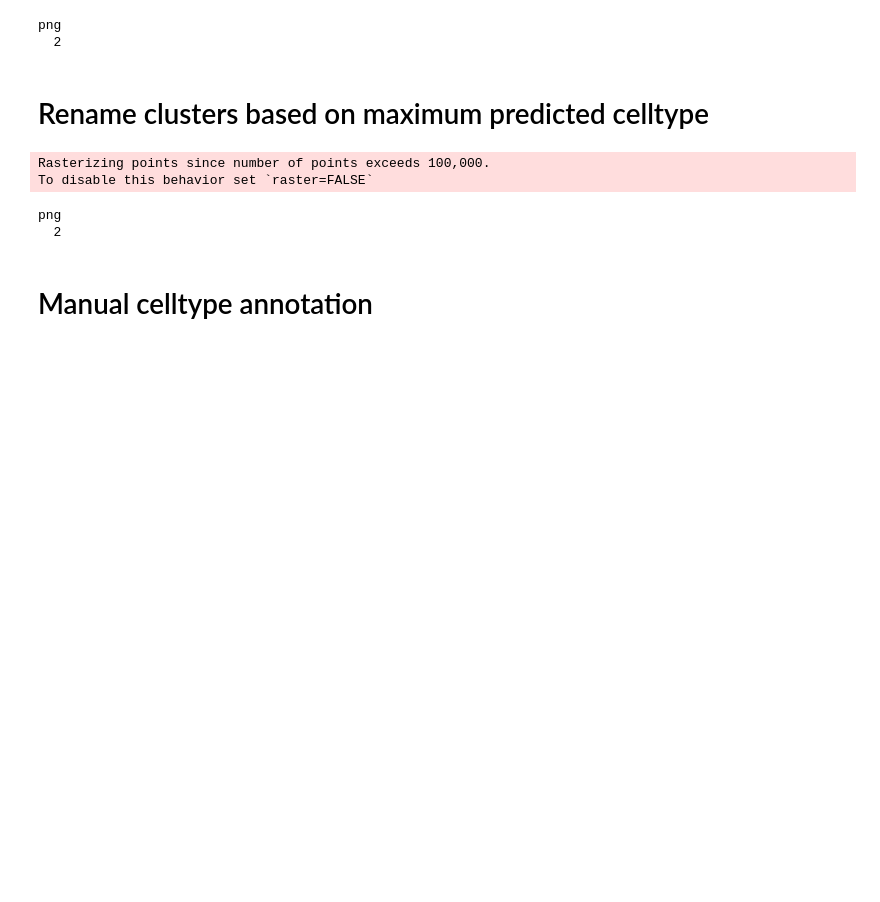
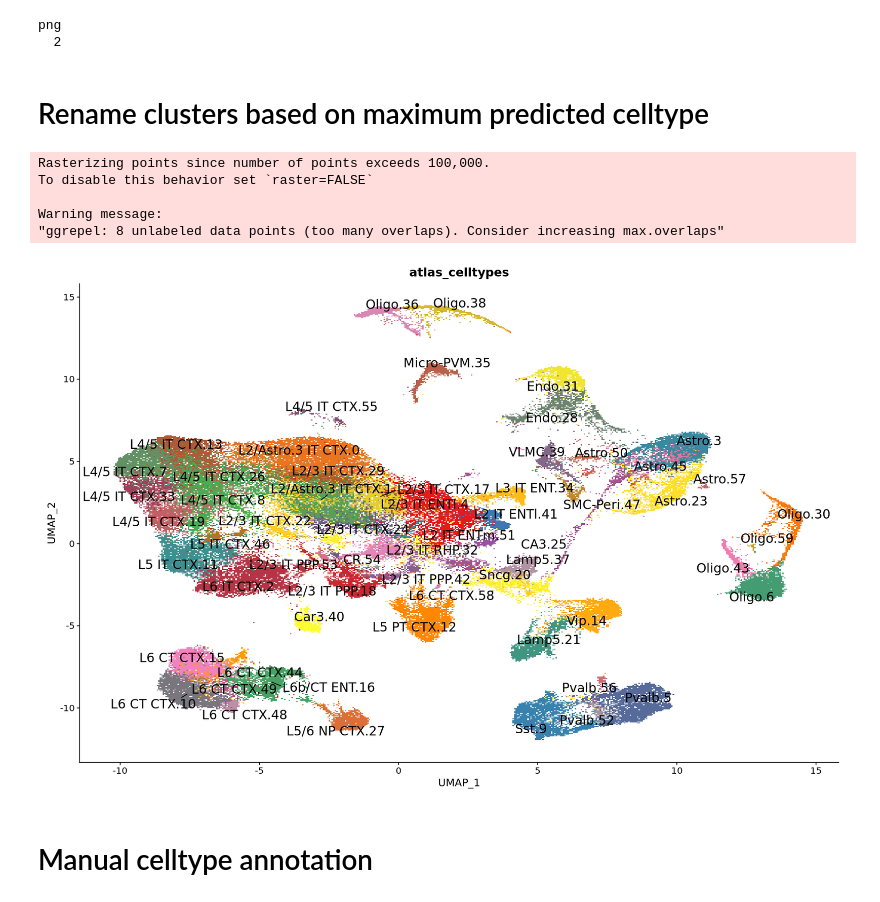
Before and after one commit to erebboah/enc4_mouse, a Jupyter notebook: snrna/scripts/CX_snRNA.ipynb, the cells around one changed output. Saved outputs shown, nothing was run; the diff lists cells and outputs as text; code cells hidden in the pictures; blank space fills up the shorter version.

```diff
--- a/snrna/scripts/CX_snRNA.ipynb
+++ b/snrna/scripts/CX_snRNA.ipynb
@@ -323,18 +326,20 @@ for (i in 1:length(unique(Idents(combined.sct))))
 
 combined.sct[["atlas_celltypes"]] <- Idents(combined.sct)
 # %%
-pdf(file="plots/cortex/annotation/UMAP_maximum_predictions.pdf",
-    width = 15, height = 12)
+#pdf(file="plots/cortex/annotation/UMAP_maximum_predictions.pdf",
+ #   width = 15, height = 12)
 nclusters = length(unique(combined.sct$atlas_celltypes))
 DimPlot(combined.sct, reduction = "umap", group.by = "atlas_celltypes",
         label = TRUE, label.size = 6, repel = TRUE,cols = colorRampPalette(brewer.pal(9,"Set1"))(nclusters))  & NoLegend()
 
-dev.off()
+#dev.off()
 # %% [output]
 Rasterizing points since number of points exceeds 100,000.
 To disable this behavior set `raster=FALSE`
+
+Warning message:
+"ggrepel: 8 unlabeled data points (too many overlaps). Consider increasing max.overlaps"
-png
-  2
+[figure, added]
 # %% [markdown]
 # Manual celltype annotation
 # %%
```
Also changed, not shown: parts of 4 cells of this notebook, 2 other files.
